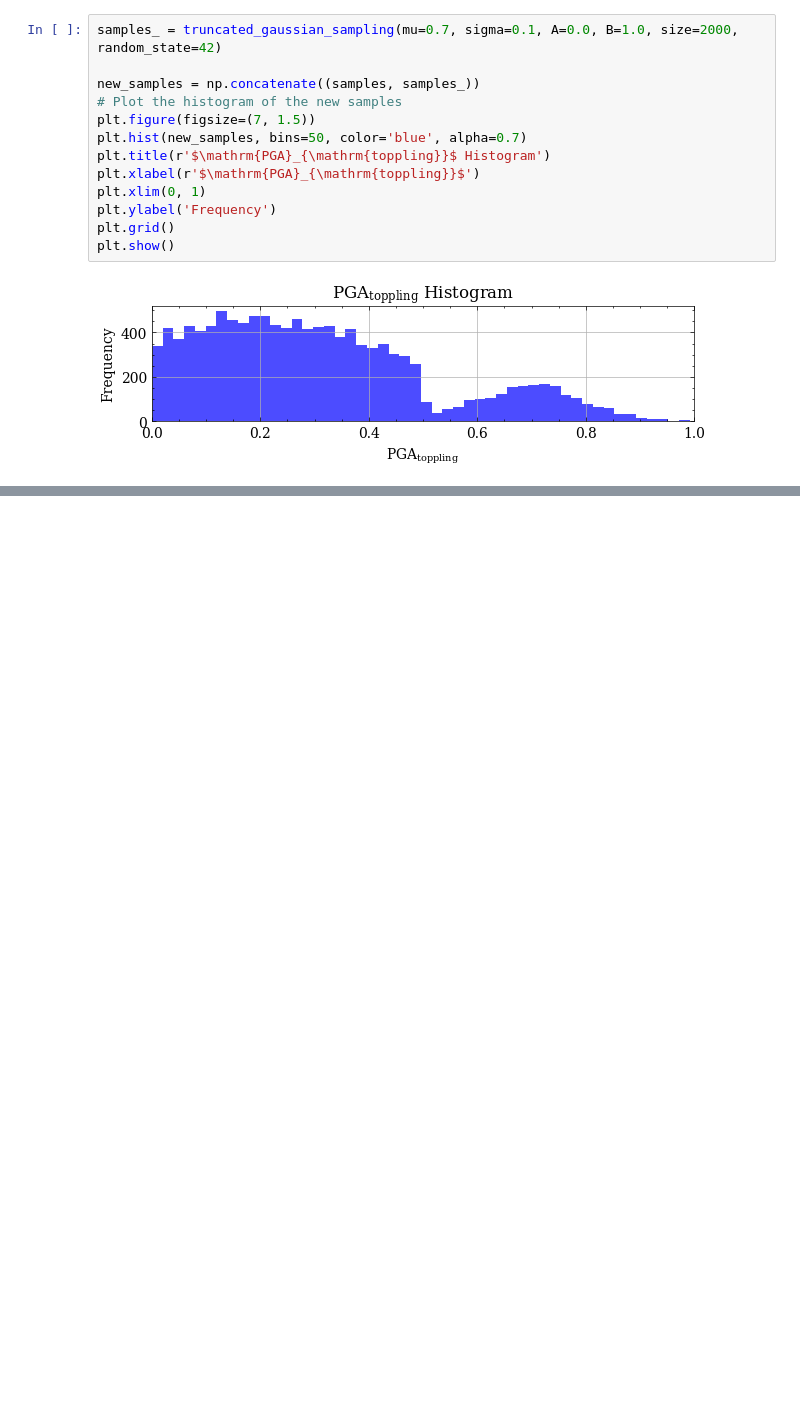
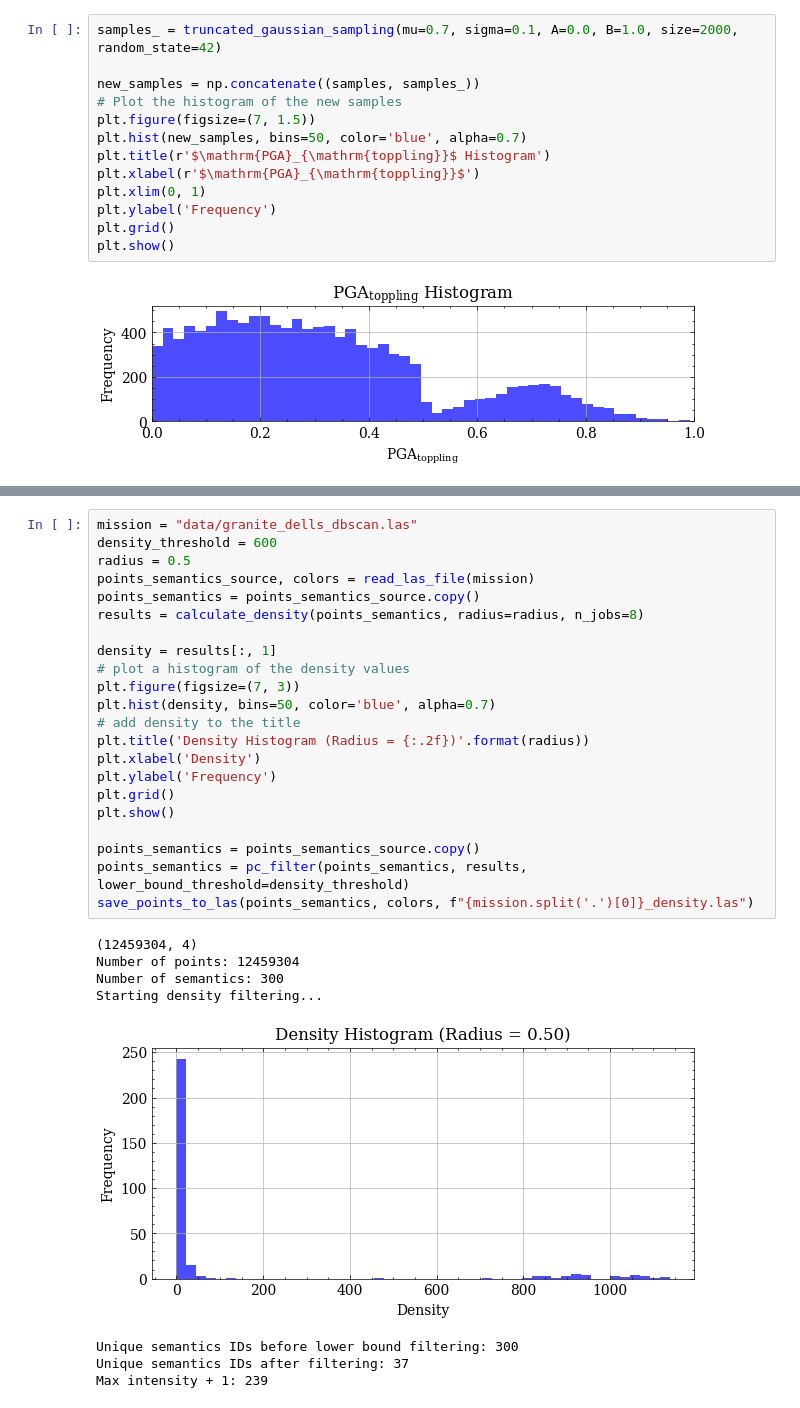
Before and after one commit to ZhiangChen/PBR_statistics, a Jupyter notebook: pbr_analysis.ipynb, the cells around one changed output, grey strips where cells are left out. Drawn from its saved outputs; the diff is of its cells as text; blank space fills up the shorter version.

```diff
--- a/pbr_analysis.ipynb
+++ b/pbr_analysis.ipynb
@@ -654,0 +851,31 @@ plt.show()
+# %%
+mission = "data/granite_dells_dbscan.las"
+density_threshold = 600
+radius = 0.5
+points_semantics_source, colors = read_las_file(mission)
+points_semantics = points_semantics_source.copy()
+results = calculate_density(points_semantics, radius=radius, n_jobs=8)
+
+density = results[:, 1]
+# plot a histogram of the density values
+plt.figure(figsize=(7, 3))
+plt.hist(density, bins=50, color='blue', alpha=0.7)
+# add density to the title
+plt.title('Density Histogram (Radius = {:.2f})'.format(radius))
+plt.xlabel('Density')
+plt.ylabel('Frequency')
+plt.grid()
+plt.show()
+
+points_semantics = points_semantics_source.copy()
+points_semantics = pc_filter(points_semantics, results, lower_bound_threshold=density_threshold)
+save_points_to_las(points_semantics, colors, f"{mission.split('.')[0]}_density.las")
+# %% [output]
+(12459304, 4)
+Number of points: 12459304
+Number of semantics: 300
+Starting density filtering...
+[figure, added]
+Unique semantics IDs before lower bound filtering: 300
+Unique semantics IDs after filtering: 37
+Max intensity + 1: 239
```
Also changed, not shown: parts of 29 cells of this notebook, 9 other files.
